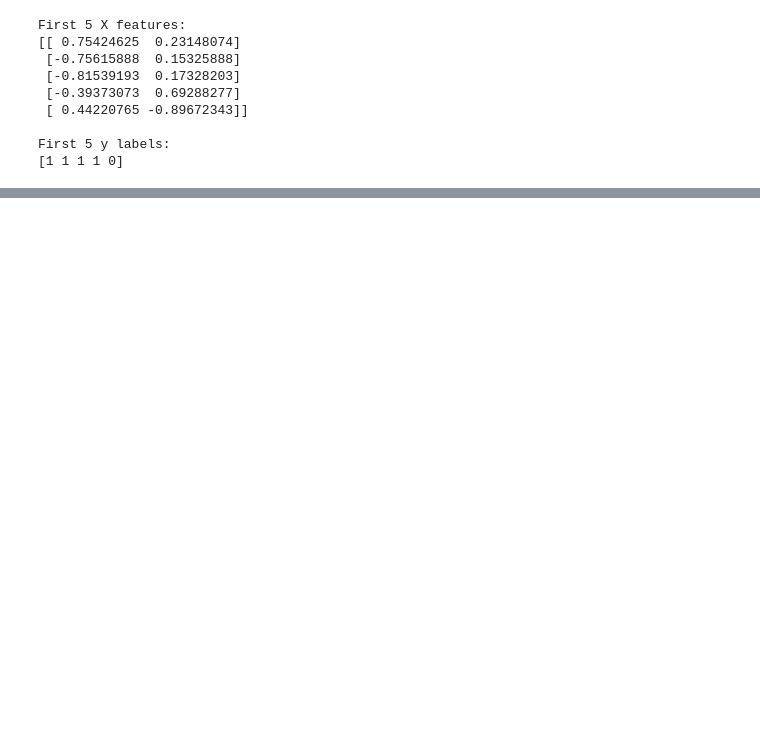
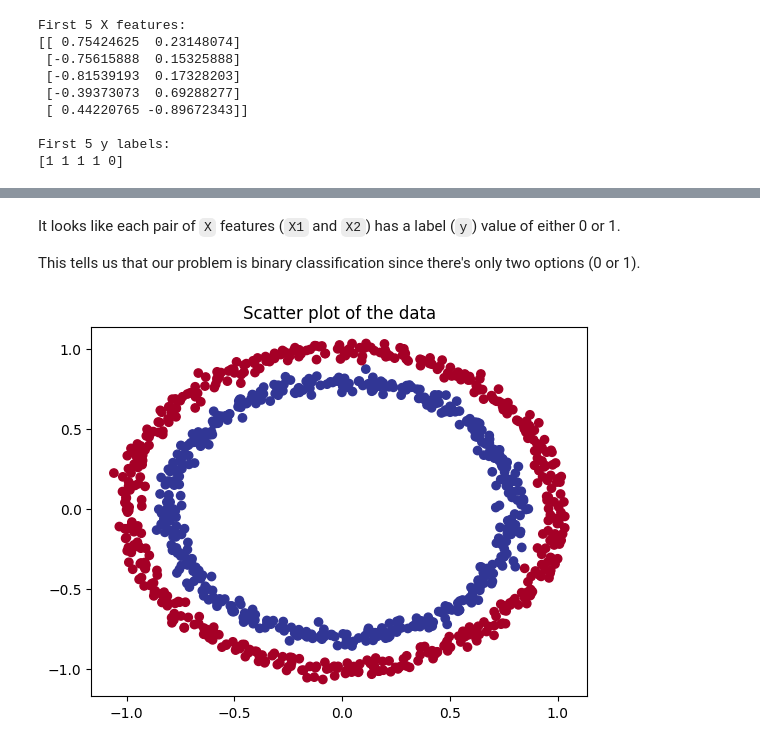
Before and after one commit to priyambuilds/Self_learning_code, a Jupyter notebook: Learning ML/Learning Libraries/Learning Pytorch/02. Pytorch Classification Algorithm.ipynb, the cells around one changed output, grey strips where cells are left out. Drawn from its saved outputs; the diff is of its cells as text; code cells hidden in the pictures; blank space fills up the shorter version.

```diff
--- a/Learning ML/Learning Libraries/Learning Pytorch/02. Pytorch Classification Algorithm.ipynb
+++ b/Learning ML/Learning Libraries/Learning Pytorch/02. Pytorch Classification Algorithm.ipynb
@@ -125,0 +157,12 @@ ee e
+# %% [markdown]
+It looks like each pair of `X` features (`X1` and `X2`) has a label (`y`) value of either 0 or 1.
+
+This tells us that our problem is binary classification since there's only two options (0 or 1).
+# %%
+import matplotlib.pyplot as plt
+# Plot the data
+plt.scatter(x=X[:, 0], y=X[:, 1], c=y, cmap=plt.cm.RdYlBu)
+plt.title("Scatter plot of the data")
+plt.show()
+# %% [output]
+[figure, added]
```
Also changed, not shown: parts of 17 cells of this notebook.
